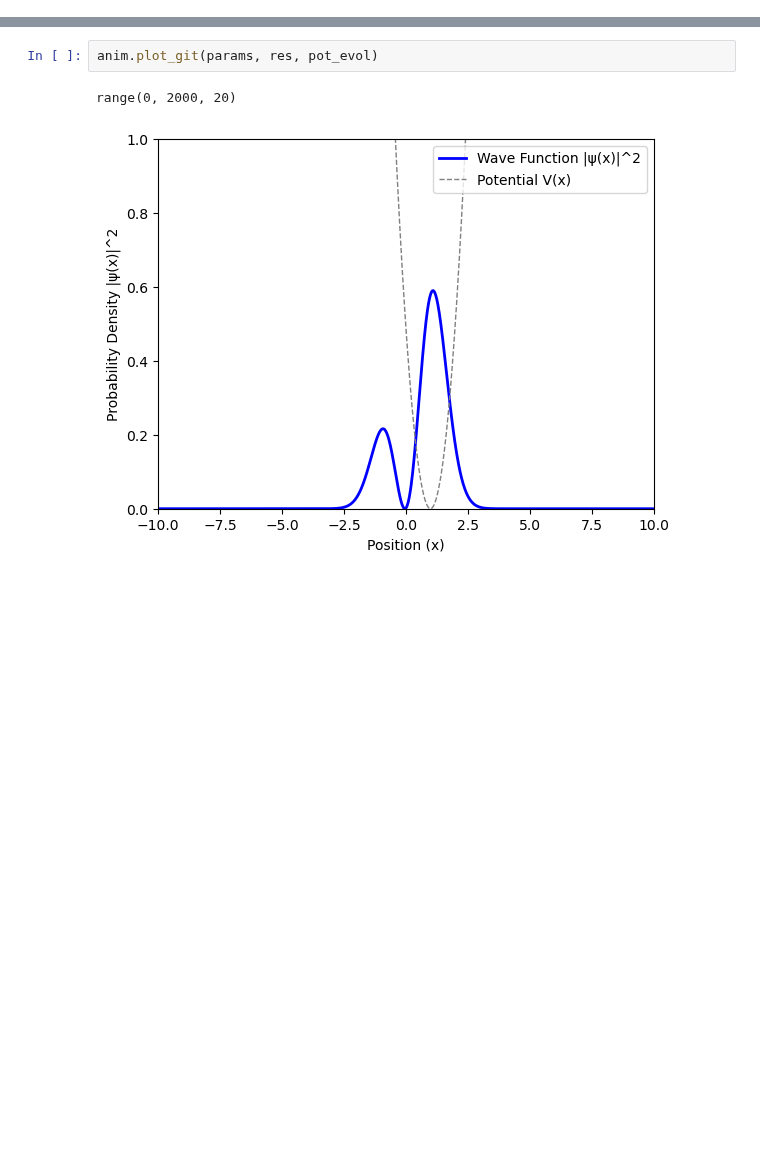
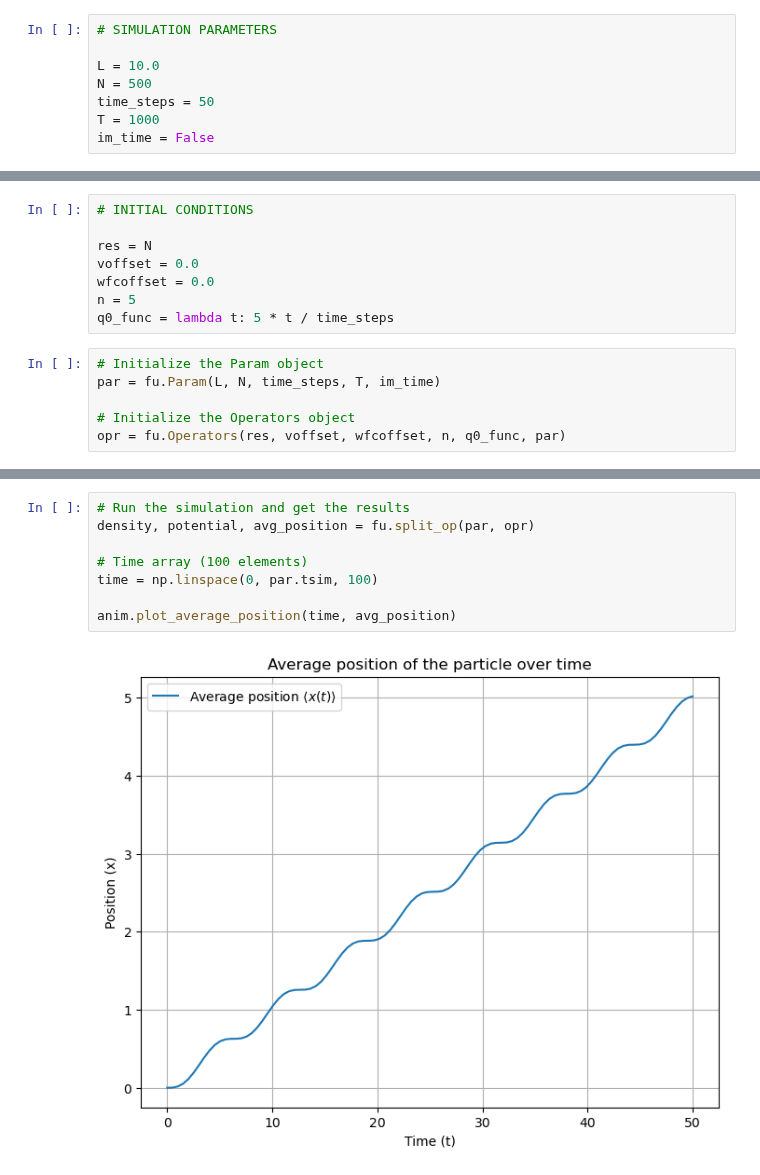
Before and after one commit to sdracia/QIC, a Jupyter notebook: 05_Assignement/tdse.ipynb, the cells around one changed output, grey strips where cells are left out. Cells and saved outputs as stored; diff of their text form; blank space fills up the shorter version.

```diff
--- a/05_Assignement/tdse.ipynb
+++ b/05_Assignement/tdse.ipynb
@@ -96,0 +10,8 @@ res, opr, pot_evol = fu.init_and_splitop(params, omega, custom_wfc)
+# %%
+# SIMULATION PARAMETERS
+
+L = 10.0
+N = 500
+time_steps = 50
+T = 1000
+im_time = False
@@ -97 +20,15 @@ res, opr, pot_evol = fu.init_and_splitop(params, omega, custom_wfc)
+# %%
+# INITIAL CONDITIONS
+
+res = N
+voffset = 0.0
+wfcoffset = 0.0
+n = 5
+q0_func = lambda t: 5 * t / time_steps
+# %%
+# Initialize the Param object
+par = fu.Param(L, N, time_steps, T, im_time)
+
+# Initialize the Operators object
+opr = fu.Operators(res, voffset, wfcoffset, n, q0_func, par)
 # %%
@@ -115,5 +38,10 @@ plt.show()
-# %%
-anim.plot_git(params, res, pot_evol)
-# %% [output]
-range(0, 2000, 20)
-[figure, removed]
+# %%
+# Run the simulation and get the results
+density, potential, avg_position = fu.split_op(par, opr)
+
+# Time array (100 elements)
+time = np.linspace(0, par.tsim, 100)
+
+anim.plot_average_position(time, avg_position)
+# %% [output]
+[figure, added]
```
Also changed, not shown: parts of 21 cells of this notebook, 8 other files.
